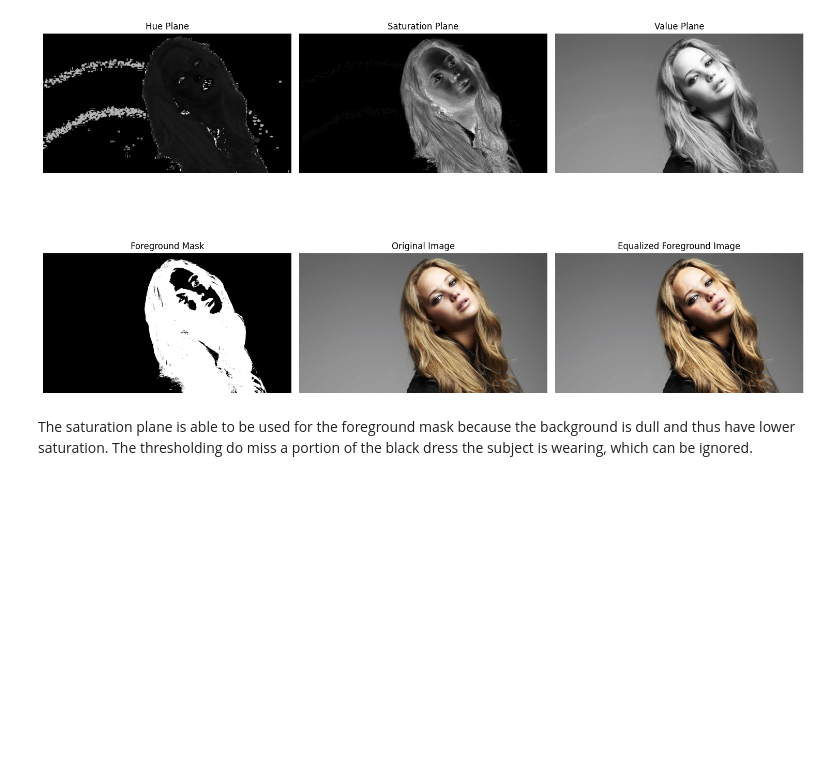
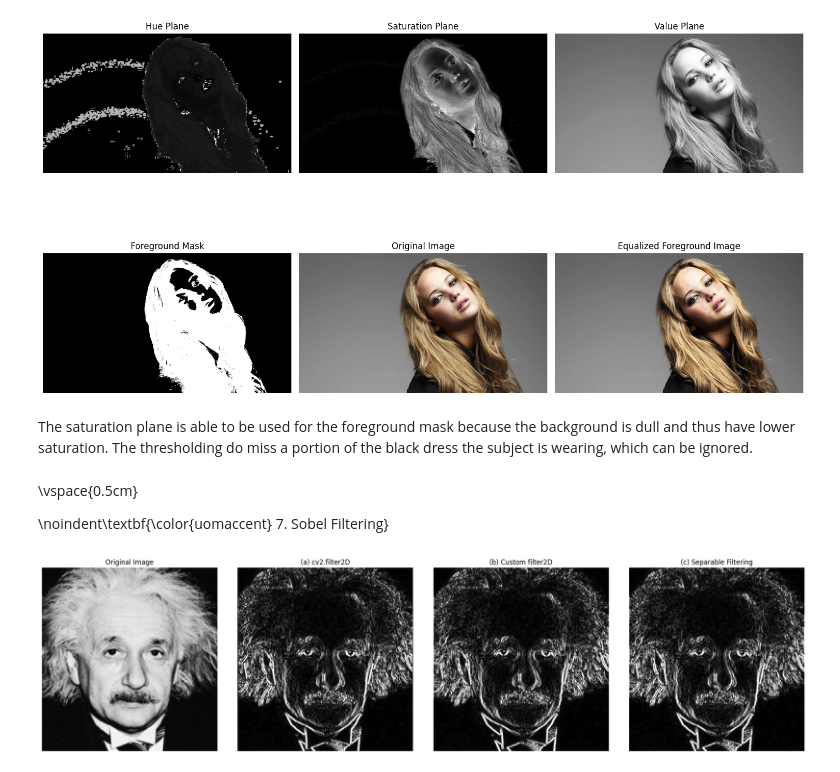
Before and after one commit to RumethRanhinda/EN3160-Vision-UoM, a Jupyter notebook: Assignments/Intensity Transformations and Spatial Filtering/230566U_a01.ipynb, the cells around one changed output. Drawn from its saved outputs; the diff is of its cells as text; code cells hidden in the pictures; blank space fills up the shorter version.

```diff
--- a/Assignments/Intensity Transformations and Spatial Filtering/230566U_a01.ipynb
+++ b/Assignments/Intensity Transformations and Spatial Filtering/230566U_a01.ipynb
@@ -383,3 +373,77 @@ plt.show()
 [figure]
 # %% [markdown]
 The saturation plane is able to be used for the foreground mask because the background is dull and thus have lower saturation. The thresholding do miss a portion of the black dress the subject is wearing, which can be ignored.
+# %% [markdown]
+\vspace{0.5cm}
+
+\noindent\textbf{\color{uomaccent} 7. Sobel Filtering}
+# %%
+def custom_filter2d(image, kernel):
+    """
+    Custom 2D spatial filter
+    """
+    i_h, i_w = image.shape
+    k_h, k_w = kernel.shape
+    pad_h, pad_w = k_h // 2, k_w // 2
+
+    # Pad the image with zeros to handle edge pixels
+    padded_img = np.pad(image, ((pad_h, pad_h), (pad_w, pad_w)), mode='constant')
+    output = np.zeros_like(image, dtype=np.float32)
+
+    # Correlation
+    for i in range(k_h):
+        for j in range(k_w):
+            output += kernel[i, j] * padded_img[i:i+i_h, j:j+i_w]
+
+    return output
+
+img = cv2.imread('Images/einstein.jpeg', cv2.IMREAD_GRAYSCALE)
+
+# Convert image to float32 to prevent overflow and preserve negative gradients
+img_f = img.astype(np.float32)
+
+# Define the standard 3x3 Sobel X kernel
+sobel_x = np.array([[ 1,  0, -1],
+                    [ 2,  0, -2],
+                    [ 1,  0, -1]], dtype=np.float32)
+
+# Using cv2.filter2D
+filtered_a = cv2.filter2D(img_f, cv2.CV_32F, sobel_x)
+
+# Using the custom 2D filter
+filtered_b = custom_filter2d(img_f, sobel_x)
+
+# Using the property of separability
+kernel_col = np.array([[1], [2], [1]], dtype=np.float32)
+kernel_row = np.array([[1, 0, -1]], dtype=np.float32)
+
+# Apply sequentially: filter with the column, then filter that result with the row
+temp_c = custom_filter2d(img_f, kernel_col)
+filtered_c = custom_filter2d(temp_c, kernel_row)
+
+# Helper function to format floating-point gradients for visual display
+def format_for_display(gradient_img):
+    abs_grad = np.abs(gradient_img)
+    return np.clip(abs_grad, 0, 255).astype(np.uint8)
+
+# Plot all results
+fig, axes = plt.subplots(1, 4, figsize=(20, 5))
+
+axes[0].imshow(img, cmap='gray')
+axes[0].set_title('Original Image')
+
+axes[1].imshow(format_for_display(filtered_a), cmap='gray')
+axes[1].set_title('(a) cv2.filter2D')
+
+axes[2].imshow(format_for_display(filtered_b), cmap='gray')
+axes[2].set_title('(b) Custom filter2D')
+
+axes[3].imshow(format_for_display(filtered_c), cmap='gray')
+axes[3].set_title('(c) Separable Filtering')
+
+for ax in axes:
+    ax.axis('off')
+
+plt.tight_layout(); plt.show()
+# %% [output]
+[figure, added]
```
Also changed, not shown: parts of 3 cells of this notebook, 1 other file.
